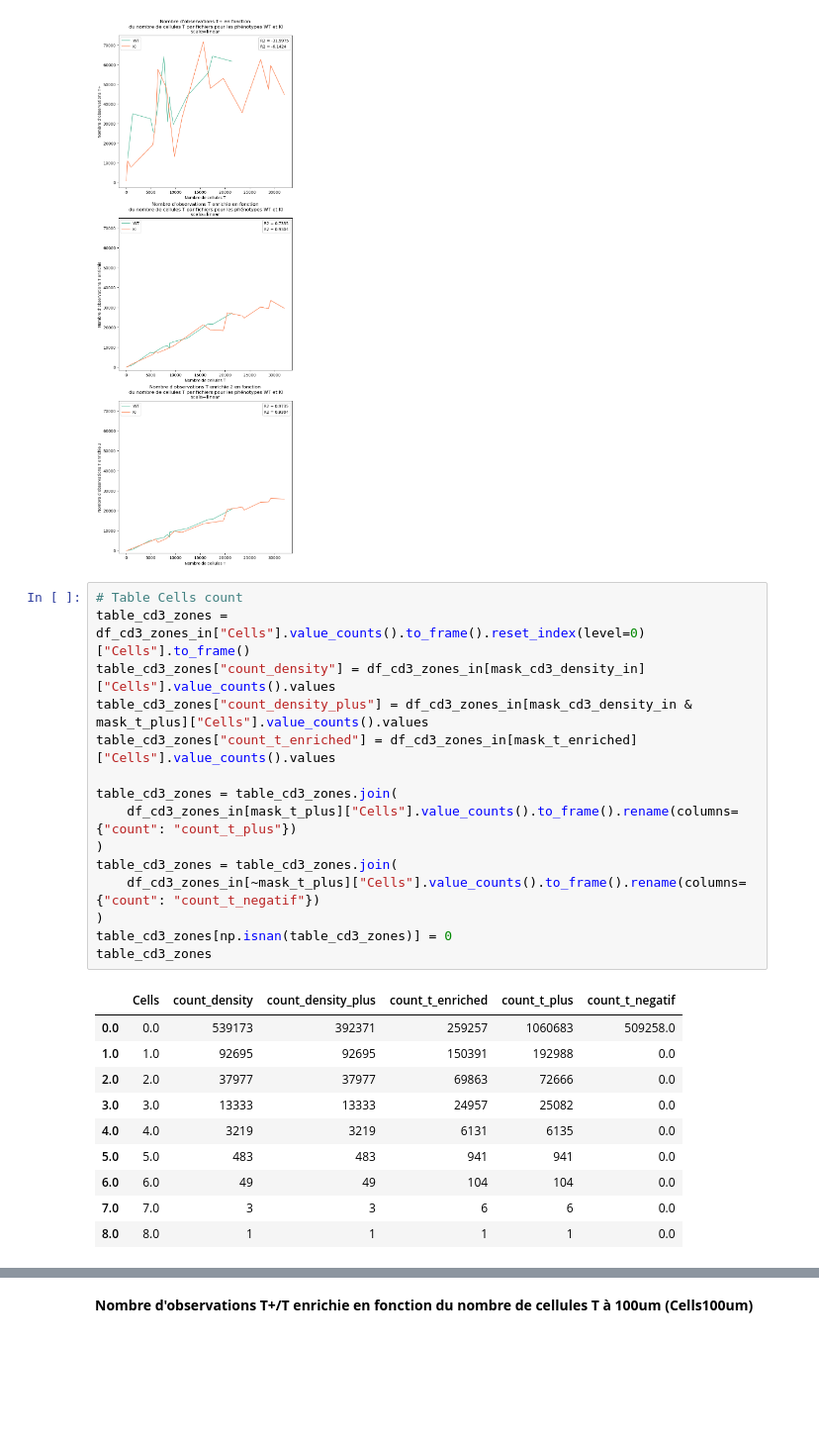
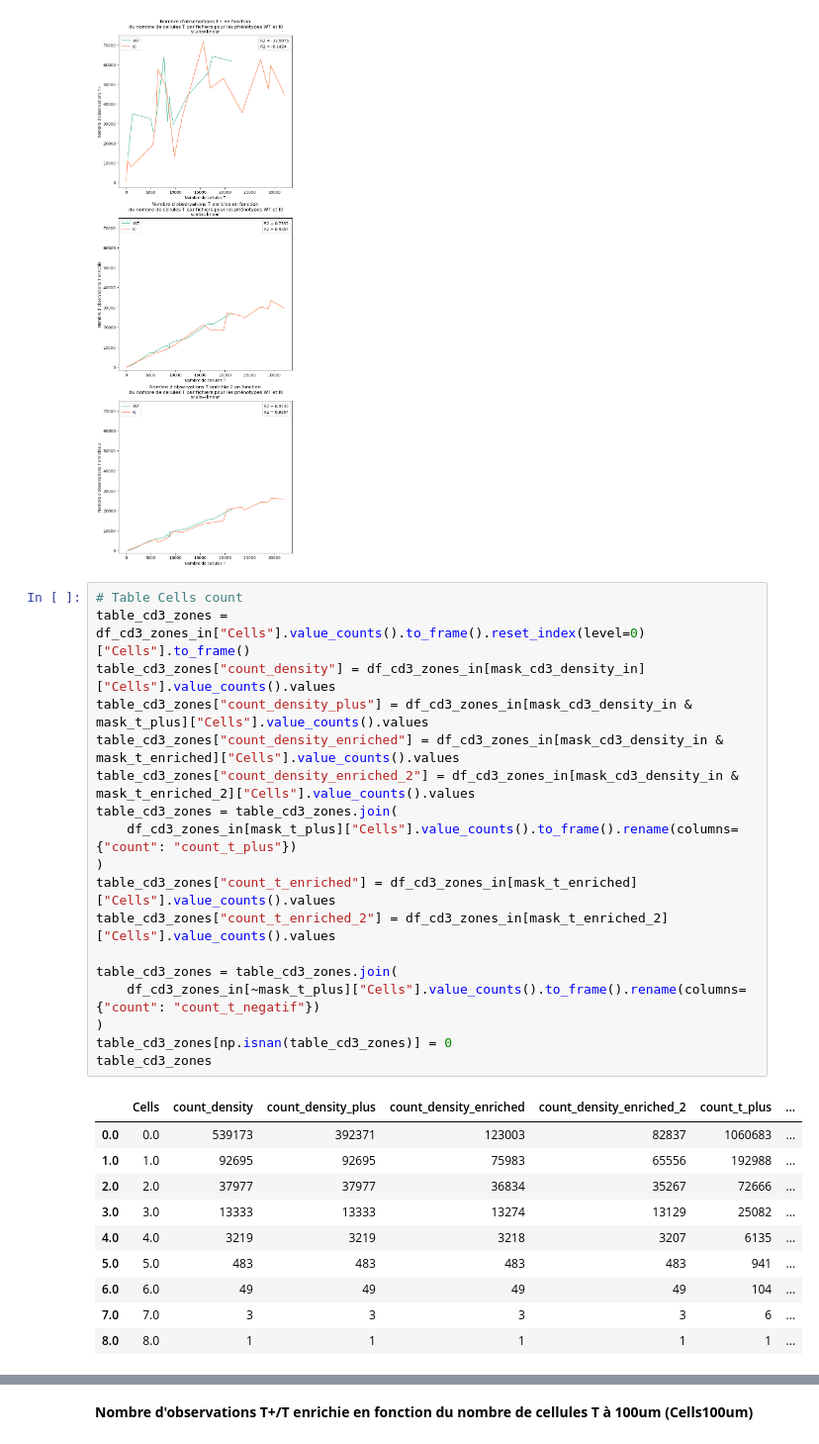
Before and after one commit to Trysis/TumorMEC, a Jupyter notebook: src/analysis.ipynb, the cells around one changed output, grey strips where cells are left out. Shown at 99% size. Drawn from its saved outputs; the diff is of its cells as text; blank space fills up the shorter version.

```diff
--- a/src/analysis.ipynb
+++ b/src/analysis.ipynb
@@ -868,26 +885,29 @@ plt.show()
 # %%
 # Table Cells count
 table_cd3_zones = df_cd3_zones_in["Cells"].value_counts().to_frame().reset_index(level=0)["Cells"].to_frame()
 table_cd3_zones["count_density"] = df_cd3_zones_in[mask_cd3_density_in]["Cells"].value_counts().values
 table_cd3_zones["count_density_plus"] = df_cd3_zones_in[mask_cd3_density_in & mask_t_plus]["Cells"].value_counts().values
-table_cd3_zones["count_t_enriched"] = df_cd3_zones_in[mask_t_enriched]["Cells"].value_counts().values
-
+table_cd3_zones["count_density_enriched"] = df_cd3_zones_in[mask_cd3_density_in & mask_t_enriched]["Cells"].value_counts().values
+table_cd3_zones["count_density_enriched_2"] = df_cd3_zones_in[mask_cd3_density_in & mask_t_enriched_2]["Cells"].value_counts().values
 table_cd3_zones = table_cd3_zones.join(
     df_cd3_zones_in[mask_t_plus]["Cells"].value_counts().to_frame().rename(columns={"count": "count_t_plus"})
 )
+table_cd3_zones["count_t_enriched"] = df_cd3_zones_in[mask_t_enriched]["Cells"].value_counts().values
+table_cd3_zones["count_t_enriched_2"] = df_cd3_zones_in[mask_t_enriched_2]["Cells"].value_counts().values
+
 table_cd3_zones = table_cd3_zones.join(
     df_cd3_zones_in[~mask_t_plus]["Cells"].value_counts().to_frame().rename(columns={"count": "count_t_negatif"})
 )
 table_cd3_zones[np.isnan(table_cd3_zones)] = 0
 table_cd3_zones
 # %% [output]
-|  | Cells | count_density | count_density_plus | count_t_enriched | count_t_plus | count_t_negatif |
-| 0.0 | 0.0 | 539173 | 392371 | 259257 | 1060683 | 509258.0 |
-| 1.0 | 1.0 | 92695 | 92695 | 150391 | 192988 | 0.0 |
-| 2.0 | 2.0 | 37977 | 37977 | 69863 | 72666 | 0.0 |
-| 3.0 | 3.0 | 13333 | 13333 | 24957 | 25082 | 0.0 |
-| 4.0 | 4.0 | 3219 | 3219 | 6131 | 6135 | 0.0 |
-| 5.0 | 5.0 | 483 | 483 | 941 | 941 | 0.0 |
-| 6.0 | 6.0 | 49 | 49 | 104 | 104 | 0.0 |
-| 7.0 | 7.0 | 3 | 3 | 6 | 6 | 0.0 |
-| 8.0 | 8.0 | 1 | 1 | 1 | 1 | 0.0 |
+|  | Cells | count_density | count_density_plus | count_density_enriched | count_density_enriched_2 | count_t_plus | ... |
+| 0.0 | 0.0 | 539173 | 392371 | 123003 | 82837 | 1060683 | ... |
+| 1.0 | 1.0 | 92695 | 92695 | 75983 | 65556 | 192988 | ... |
+| 2.0 | 2.0 | 37977 | 37977 | 36834 | 35267 | 72666 | ... |
+| 3.0 | 3.0 | 13333 | 13333 | 13274 | 13129 | 25082 | ... |
+| 4.0 | 4.0 | 3219 | 3219 | 3218 | 3207 | 6135 | ... |
+| 5.0 | 5.0 | 483 | 483 | 483 | 483 | 941 | ... |
+| 6.0 | 6.0 | 49 | 49 | 49 | 49 | 104 | ... |
+| 7.0 | 7.0 | 3 | 3 | 3 | 3 | 6 | ... |
+| 8.0 | 8.0 | 1 | 1 | 1 | 1 | 1 | ... |
```
Also changed, not shown: parts of 65 cells of this notebook, 8 other files.
